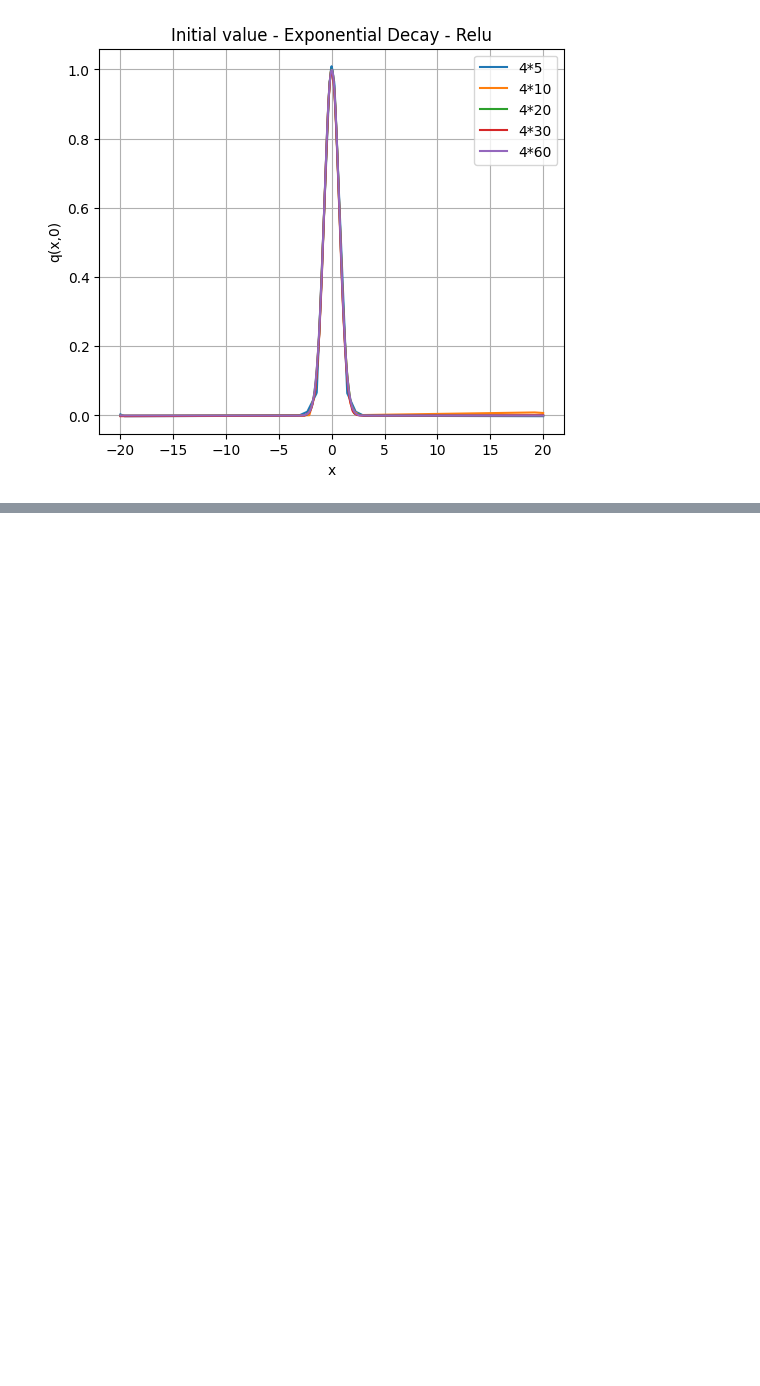
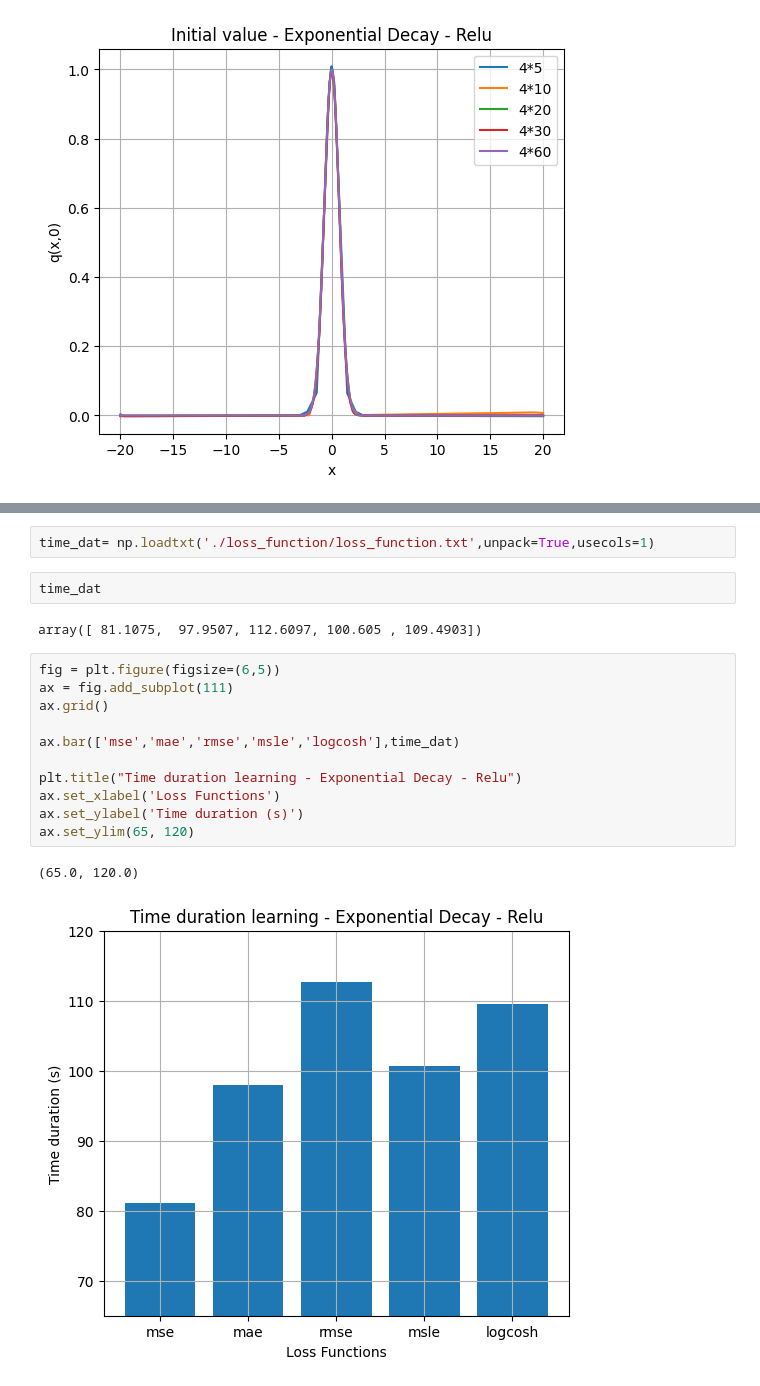
Before and after one commit to Fastaxx/equation-ednn, a Jupyter notebook: ednn_solver/GL_equation/param/param-post-process.ipynb, the cells around one changed output, grey strips where cells are left out. Saved outputs shown, nothing was run; the diff lists cells and outputs as text; blank space fills up the shorter version.

```diff
--- a/ednn_solver/GL_equation/param/param-post-process.ipynb
+++ b/ednn_solver/GL_equation/param/param-post-process.ipynb
@@ -575,0 +629,20 @@ array([0.02248939, 0.15648656, 0.05773737, 0.02248939, 0.06708194])
+# %%
+time_dat= np.loadtxt('./loss_function/loss_function.txt',unpack=True,usecols=1)
+# %%
+time_dat
+# %% [output]
+array([ 81.1075,  97.9507, 112.6097, 100.605 , 109.4903])
+# %%
+fig = plt.figure(figsize=(6,5))
+ax = fig.add_subplot(111)
+ax.grid()
+
+ax.bar(['mse','mae','rmse','msle','logcosh'],time_dat)
+
+plt.title("Time duration learning - Exponential Decay - Relu")
+ax.set_xlabel('Loss Functions')
+ax.set_ylabel('Time duration (s)')
+ax.set_ylim(65, 120)
+# %% [output]
+(65.0, 120.0)
+[figure, added]
```
Also changed, not shown: parts of 20 cells of this notebook, 33 other files.
